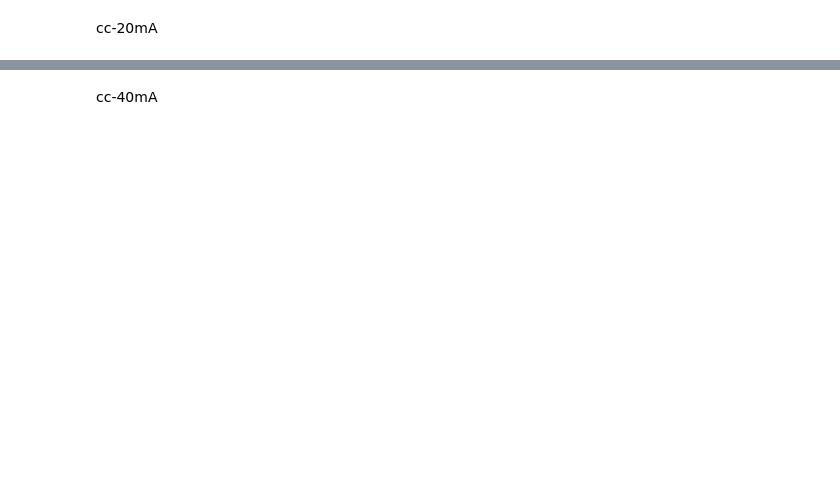
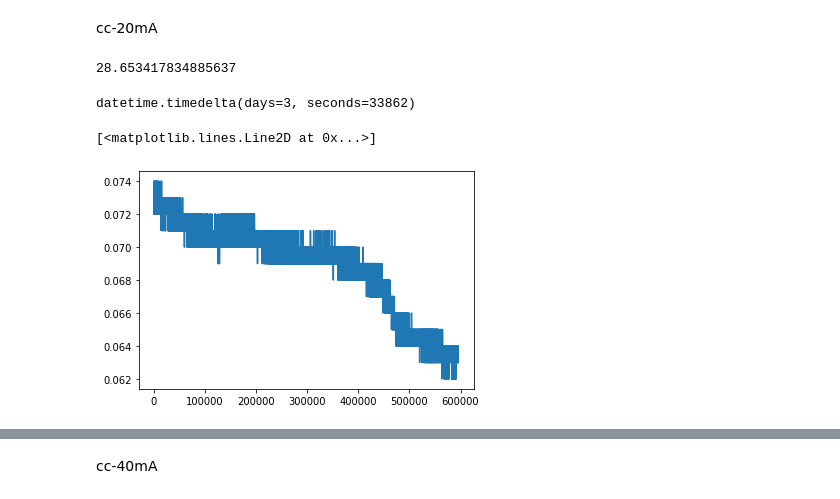
Before and after one commit to minD9it/Battery, a Jupyter notebook: cc_analysis.ipynb, the cells around one changed output, grey strips where cells are left out. Drawn from its saved outputs; the diff is of its cells as text; code cells hidden in the pictures; blank space fills up the shorter version.

```diff
--- a/cc_analysis.ipynb
+++ b/cc_analysis.ipynb
@@ -84,2 +25,17 @@ dt_20_1 = pd.read_csv("data/dodi_cc/CC-20mA_1.csv").iloc[4:,:3].reset_index() #
 dt_20_2 = pd.read_csv("data/dodi_cc/CC-20mA_2.csv").iloc[:,:3] #행,열
 dt_20 = dt_20_1.append(dt_20_2, ignore_index=True)
+# %%
+dt_20_ = pd.read_csv("data/dodi_cc/CC-20mA_1.csv").iloc[1073:, :].reset_index()
+# %%
+cal_time(dt_20['Time'][:595550])/cal_time(dt_20['Time']) * 100
+# %% [output]
+28.653417834885637
+# %%
+cal_time(dt_20['Time'][:595550])
+# %% [output]
+datetime.timedelta(days=3, seconds=33862)
+# %%
+plt.plot(dt_20_['Power(W)'][:595550])
+# %% [output]
+[<matplotlib.lines.Line2D at 0x...>]
+[figure, added]
```
Also changed, not shown: parts of 65 cells of this notebook.
